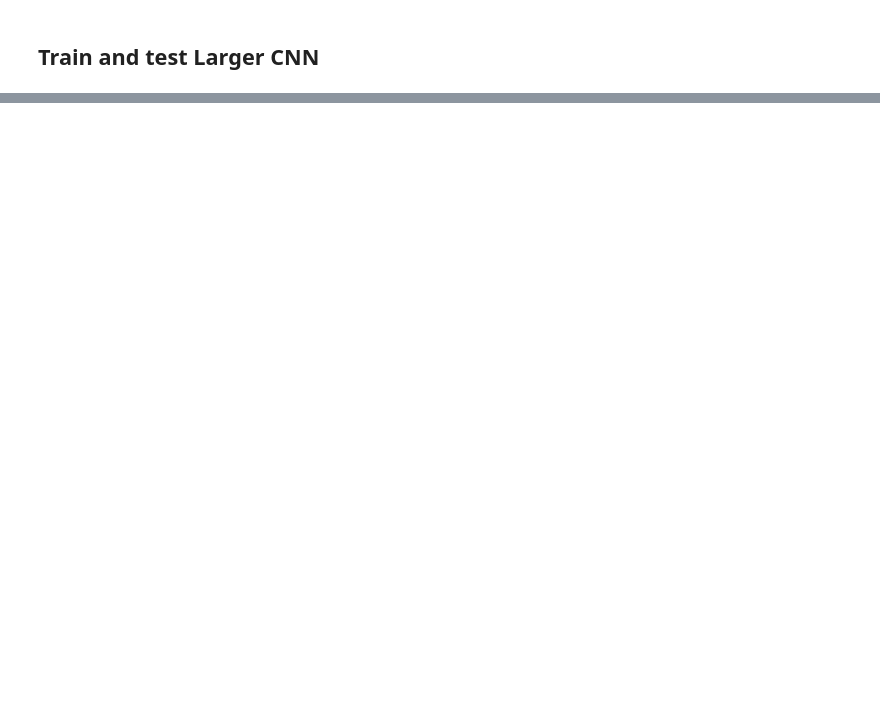
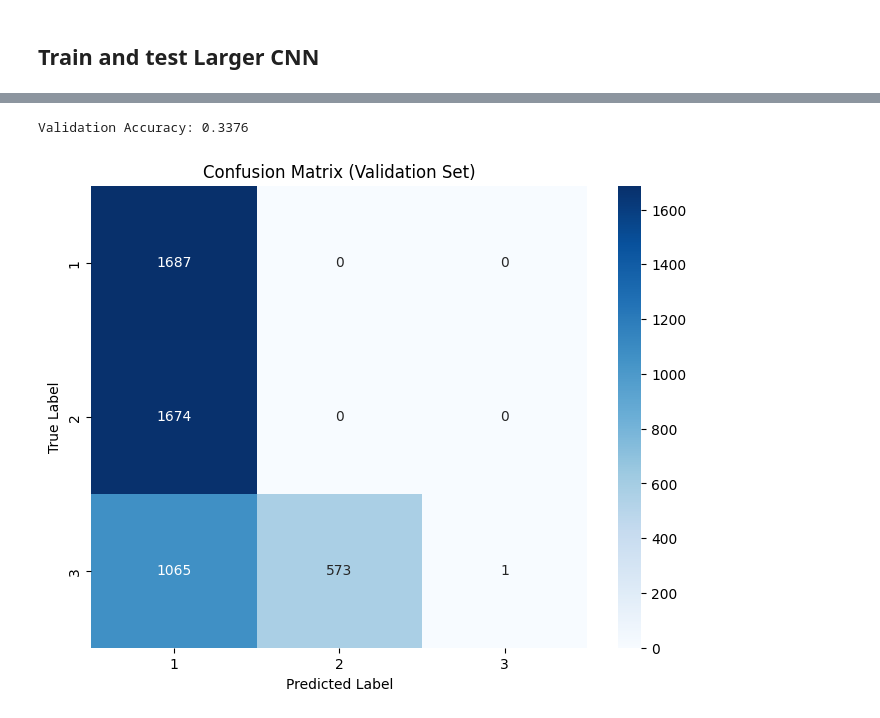
Before and after one commit to tls54/THz-TD-CNN, a Jupyter notebook: Model_testing.ipynb, the cells around one changed output, grey strips where cells are left out. Cells and saved outputs as stored; diff of their text form; code cells hidden in the pictures; blank space fills up the shorter version.

```diff
--- a/Model_testing.ipynb
+++ b/Model_testing.ipynb
@@ -178,31 +201,38 @@ val_synthetic_data = val_synthetic_data.unsqueeze(1)    # shape: [N, 1, 1024]
 val_dataset = TensorDataset(val_synthetic_data, val_num_layers_adjusted)
 val_loader = DataLoader(val_dataset, batch_size=64, shuffle=False)
 
 # Set model to evaluation mode
 model.eval()
 all_preds = []
 all_labels = []
 
 # Disable gradient computation for evaluation
 with torch.no_grad():
     for inputs, labels in val_loader:
+        inputs = inputs.to(device)
+        labels = labels.to(device)
+
         outputs = model(inputs)
         _, preds = torch.max(outputs, 1)
-        all_preds.extend(preds.cpu().numpy())
+
+        all_preds.extend(preds.cpu().numpy())   # move back to CPU before numpy
         all_labels.extend(labels.cpu().numpy())
 
 # Compute confusion matrix and accuracy
 cm = confusion_matrix(all_labels, all_preds)
 acc = accuracy_score(all_labels, all_preds)
 
 print(f"\nValidation Accuracy: {acc:.4f}")
 
 # Plot confusion matrix
 plt.figure(figsize=(8, 6))
 sns.heatmap(cm, annot=True, fmt="d", cmap="Blues",
             xticklabels=[f"{i+1}" for i in range(cm.shape[0])],
             yticklabels=[f"{i+1}" for i in range(cm.shape[0])])
 plt.xlabel("Predicted Label")
 plt.ylabel("True Label")
 plt.title("Confusion Matrix (Validation Set)")
 plt.show()
+# %% [output]
+Validation Accuracy: 0.3376
+[figure, added]
```
Also changed, not shown: parts of 11 cells of this notebook, 1 other file.
